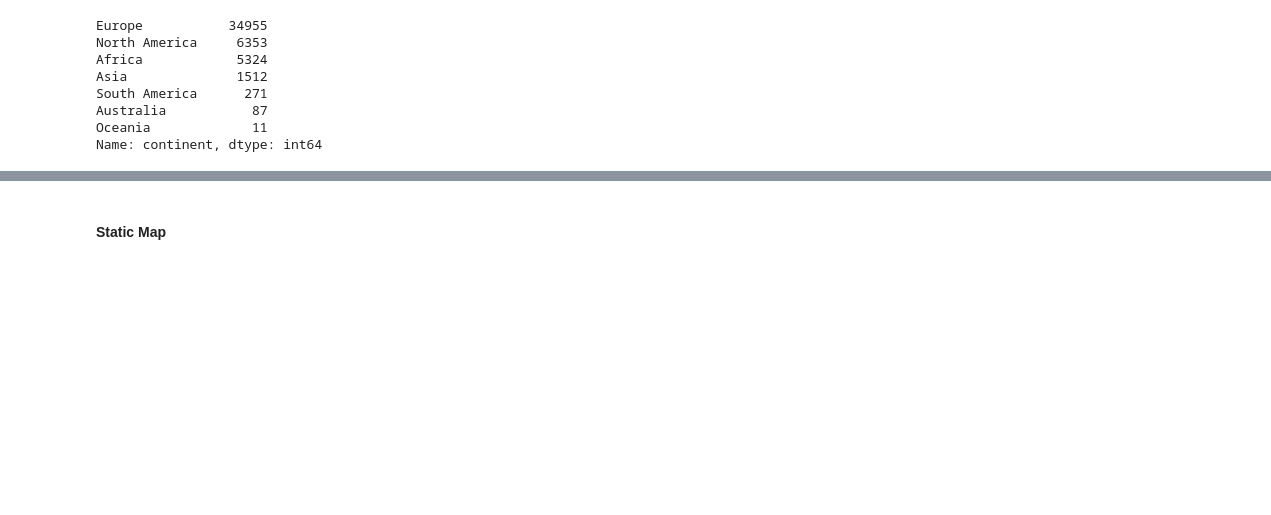
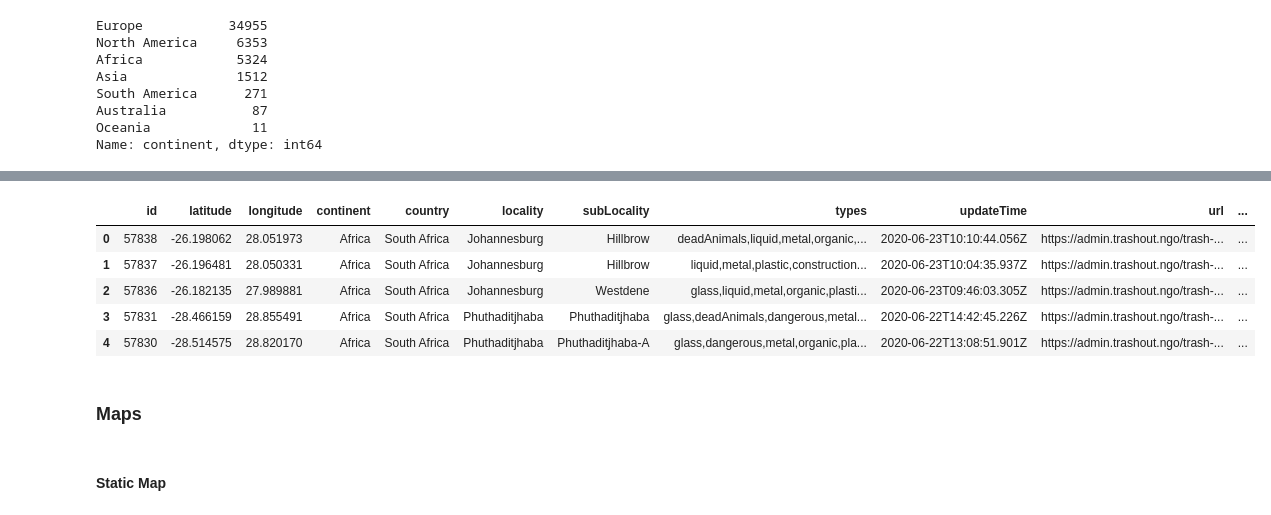
Before and after one commit to simonevaccari/Omdena_TrashOut, a Jupyter notebook: Omdena_Task0_UnderstandingData.ipynb, the cells around one changed output, grey strips where cells are left out. Cells and saved outputs as stored; diff of their text form; code cells hidden in the pictures; blank space fills up the shorter version.

```diff
--- a/Omdena_Task0_UnderstandingData.ipynb
+++ b/Omdena_Task0_UnderstandingData.ipynb
@@ -332,5 +399,17 @@ print(wc_car.shape)
 # %%
 world_db = wc_car
+# %%
+wc_simple = world_db.drop(['aa1','aa2','aa3','updateNeeded','note','anonymous'], 1)
+wc_simple.head()
+# %% [output]
+|  | id | latitude | longitude | continent | country | locality | subLocality | types | updateTime | url | ... |
+| 0 | 57838 | -26.198062 | 28.051973 | Africa | South Africa | Johannesburg | Hillbrow | deadAnimals,liquid,metal,organic,... | 2020-06-23T10:10:44.056Z | https://admin.trashout.ngo/trash-... | ... |
+| 1 | 57837 | -26.196481 | 28.050331 | Africa | South Africa | Johannesburg | Hillbrow | liquid,metal,plastic,construction... | 2020-06-23T10:04:35.937Z | https://admin.trashout.ngo/trash-... | ... |
+| 2 | 57836 | -26.182135 | 27.989881 | Africa | South Africa | Johannesburg | Westdene | glass,liquid,metal,organic,plasti... | 2020-06-23T09:46:03.305Z | https://admin.trashout.ngo/trash-... | ... |
+| 3 | 57831 | -28.466159 | 28.855491 | Africa | South Africa | Phuthaditjhaba | Phuthaditjhaba | glass,deadAnimals,dangerous,metal... | 2020-06-22T14:42:45.226Z | https://admin.trashout.ngo/trash-... | ... |
+| 4 | 57830 | -28.514575 | 28.820170 | Africa | South Africa | Phuthaditjhaba | Phuthaditjhaba-A | glass,dangerous,metal,organic,pla... | 2020-06-22T13:08:51.901Z | https://admin.trashout.ngo/trash-... | ... |
+# %% [markdown]
+### Maps
 # %% [markdown]
 #### Static Map
 # %%
```
Also changed, not shown: parts of 14 cells of this notebook.
